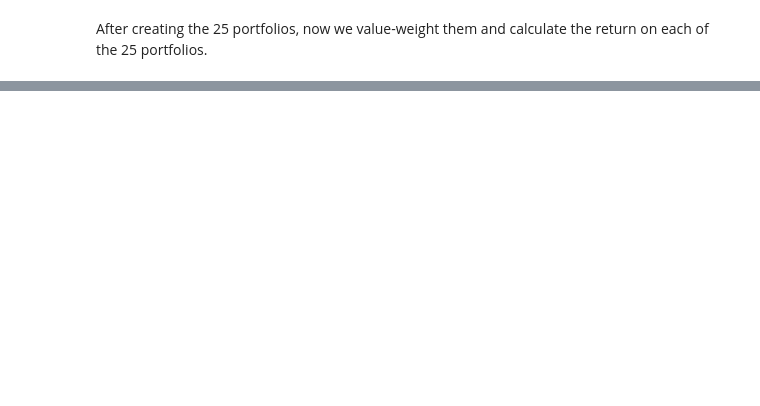
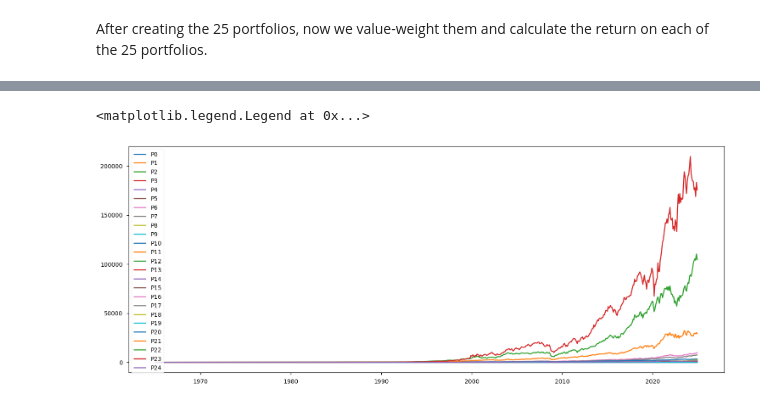
Before and after one commit to fanghe-ma/IVOL-Puzzle-and-Arbitrage-Asymmetry, a Jupyter notebook: project.ipynb, the cells around one changed output, grey strips where cells are left out. Drawn from its saved outputs; the diff is of its cells as text; code cells hidden in the pictures; blank space fills up the shorter version.

```diff
--- a/project.ipynb
+++ b/project.ipynb
@@ -811,0 +1085,12 @@ IndexError: positional indexers are out-of-bounds
+# %%
+fig, ax = plt.subplots(1, 1, figsize = (15, 6))
+for i, col in enumerate(portfolio_ret.columns):
+    ax.plot(
+        (portfolio_ret[col]+1).cumprod(),
+        label = f"P{i}"
+    )
+
+ax.legend(loc = 'upper left')
+# %% [output]
+<matplotlib.legend.Legend at 0x...>
+[figure, added]
```
Also changed, not shown: parts of 20 cells of this notebook.
